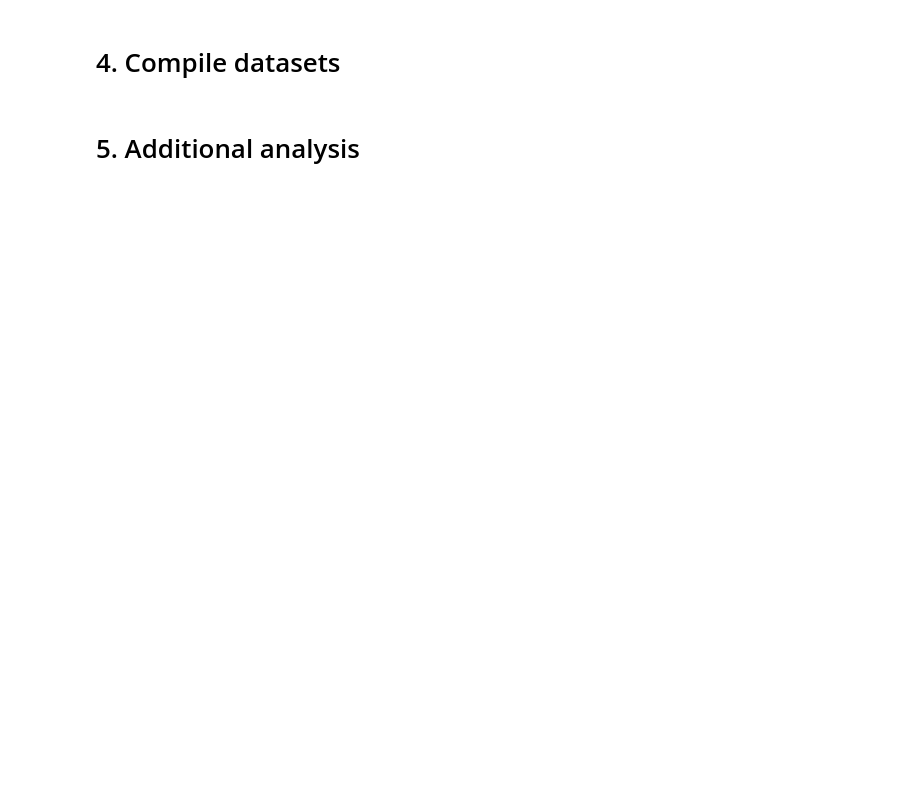
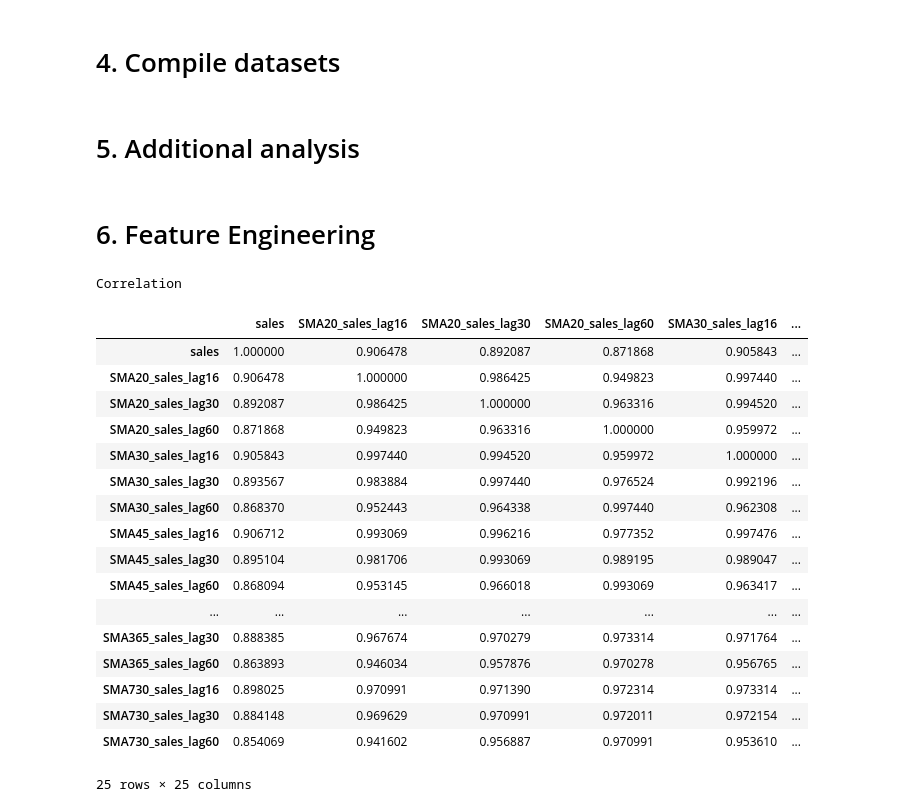
Before and after one commit to collindavies/time-series-forecasting, a Jupyter notebook: Food For Thought.ipynb, the cells around one changed output. Cells and saved outputs as stored; diff of their text form; code cells hidden in the pictures; blank space fills up the shorter version.

Commit message:
Add date and lag features

```diff
--- a/Food For Thought.ipynb
+++ b/Food For Thought.ipynb
@@ -594,7 +782,7 @@ def compile_dfs(df):
     ).sort_values(["date", "store_nbr", "family"], ignore_index=True)
 
     # Fill columns with 0s to indicate absence of holidays/events
-    return(temp_df.fillna(0))
+    return temp_df.fillna(0)
 
 
 df_trainNew = compile_dfs(df_train)
@@ -672,10 +860,10 @@ def AB_Test(dataframe, group, target):
     return temp
 
 # Apply A/B Testing
-he_cols = df_trainNew.columns[12:].tolist()
-ab = []
-for i in he_cols:
-    ab.append(AB_Test(dataframe=df_trainNew[df_trainNew.sales.notnull()], group = i, target = "sales"))
-ab = pd.concat(ab)
-ab
+# he_cols = df_trainNew.columns[12:].tolist()
+# ab = []
+# for i in he_cols:
+#     ab.append(AB_Test(dataframe=df_trainNew[df_trainNew.sales.notnull()], group = i, target = "sales"))
+# ab = pd.concat(ab)
+# ab
 # %%
@@ -703,0 +892,47 @@ for i in he_cols:
+# %% [markdown]
+# 6. Feature Engineering
+# %%
+# Add date details
+def detailed_dates(df):
+    df[['year', 'week', 'dayOfWeek']] = df['date'].dt.isocalendar().astype("category")
+    df['day'] = df['date'].dt.day.astype('category')
+    df['month'] = df['date'].dt.month.astype('category')
+    df['day_of_year'] = df['date'].dt.dayofyear.astype('category')
+    df['quarter'] = df['date'].dt.quarter.astype('category')
+    df['is_month_end'] = df['date'].dt.is_month_end.astype('category')
+
+    df["wageday"] = pd.Series(np.where((df['is_month_end'] == 1) | (df["day"] == 15), 1, 0)).astype('category')
+
+    return df
+
+df_trainNew = detailed_dates(df_trainNew)
+df_testNew = detailed_dates(df_testNew)
+# %%
+# Add lags based on simple moving average
+a = df_trainNew.sort_values(["store_nbr", "family", "date"])
+for i in [20, 30, 45, 60, 90, 120, 365, 730]:
+    a["SMA"+str(i)+"_sales_lag16"] = a.groupby(["store_nbr", "family"]).rolling(i).sales.mean().shift(16).values
+    a["SMA"+str(i)+"_sales_lag30"] = a.groupby(["store_nbr", "family"]).rolling(i).sales.mean().shift(30).values
+    a["SMA"+str(i)+"_sales_lag60"] = a.groupby(["store_nbr", "family"]).rolling(i).sales.mean().shift(60).values
+# print("Correlation")
+# a[["sales"]+a.columns[a.columns.str.startswith("SMA")].tolist()].corr()
+# %% [output]
+Correlation
+|  | sales | SMA20_sales_lag16 | SMA20_sales_lag30 | SMA20_sales_lag60 | SMA30_sales_lag16 | ... |
+| sales | 1.000000 | 0.906478 | 0.892087 | 0.871868 | 0.905843 | ... |
+| SMA20_sales_lag16 | 0.906478 | 1.000000 | 0.986425 | 0.949823 | 0.997440 | ... |
+| SMA20_sales_lag30 | 0.892087 | 0.986425 | 1.000000 | 0.963316 | 0.994520 | ... |
+| SMA20_sales_lag60 | 0.871868 | 0.949823 | 0.963316 | 1.000000 | 0.959972 | ... |
+| SMA30_sales_lag16 | 0.905843 | 0.997440 | 0.994520 | 0.959972 | 1.000000 | ... |
+| SMA30_sales_lag30 | 0.893567 | 0.983884 | 0.997440 | 0.976524 | 0.992196 | ... |
+| SMA30_sales_lag60 | 0.868370 | 0.952443 | 0.964338 | 0.997440 | 0.962308 | ... |
+| SMA45_sales_lag16 | 0.906712 | 0.993069 | 0.996216 | 0.977352 | 0.997476 | ... |
+| SMA45_sales_lag30 | 0.895104 | 0.981706 | 0.993069 | 0.989195 | 0.989047 | ... |
+| SMA45_sales_lag60 | 0.868094 | 0.953145 | 0.966018 | 0.993069 | 0.963417 | ... |
+| ... | ... | ... | ... | ... | ... | ... |
+| SMA365_sales_lag30 | 0.888385 | 0.967674 | 0.970279 | 0.973314 | 0.971764 | ... |
+| SMA365_sales_lag60 | 0.863893 | 0.946034 | 0.957876 | 0.970278 | 0.956765 | ... |
+| SMA730_sales_lag16 | 0.898025 | 0.970991 | 0.971390 | 0.972314 | 0.973314 | ... |
+| SMA730_sales_lag30 | 0.884148 | 0.969629 | 0.970991 | 0.972011 | 0.972154 | ... |
+| SMA730_sales_lag60 | 0.854069 | 0.941602 | 0.956887 | 0.970991 | 0.953610 | ... |
+25 rows × 25 columns
```
Also changed, not shown: parts of 35 cells of this notebook.
